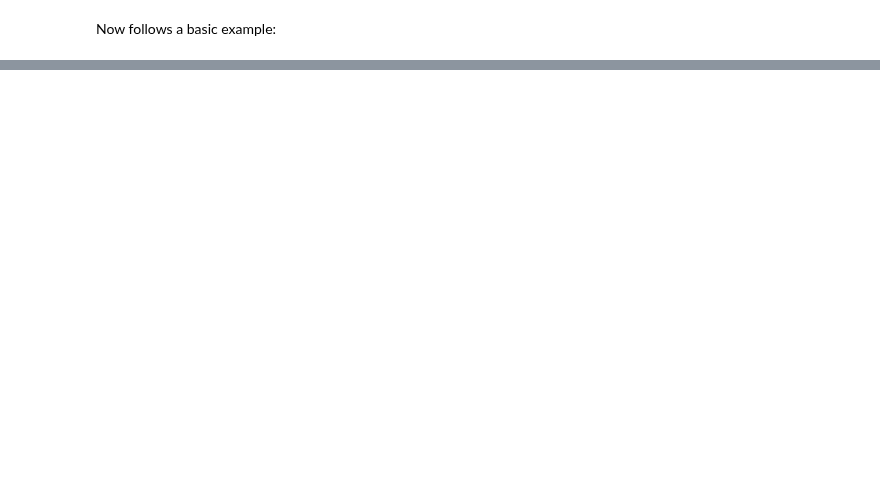
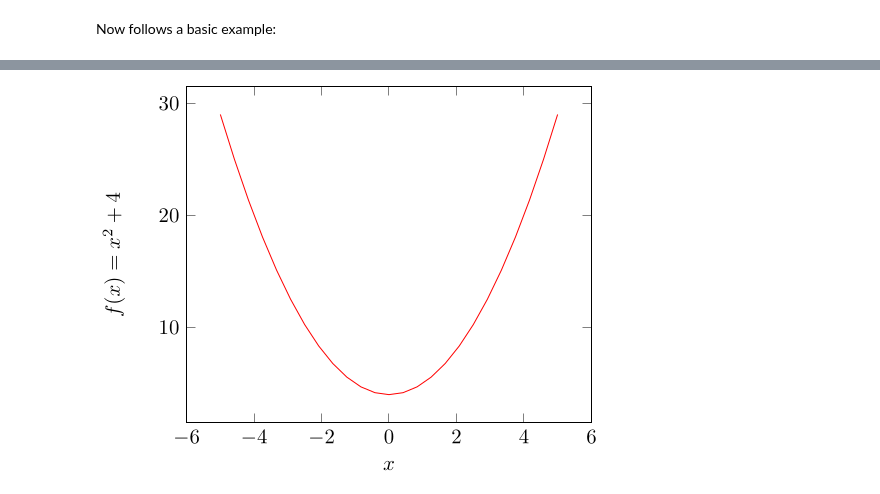
Before and after one commit to lucaslrodri/jupyter-tikz, a Jupyter notebook: GettingStarted.ipynb, the cells around one changed output, grey strips where cells are left out. Cells and saved outputs as stored; diff of their text form; code cells hidden in the pictures; blank space fills up the shorter version.

```diff
--- a/GettingStarted.ipynb
+++ b/GettingStarted.ipynb
@@ -931,0 +944,9 @@ tikz_picture.run_latex()
+# %%
+from jupyter_tikz import TexTemplate
+
+tikz_code = tex_template_code = r"""\begin{tikzpicture}
+    \draw[help lines] grid (5, 5);
+     \filldraw [color=orange, opacity=0.3] (2.5,2.5) circle (1.5);
+\end{tikzpicture}"""
+
+tikz = TexTemplate(tikz_code)
@@ -931,0 +955,10 @@ tikz_picture.run_latex()
+# %%
+%%tikz -i -t=pgfplots -nt -S=docs/assets/quadratic -r --dpi=150
+\begin{axis}[
+  xlabel=$x$,
+  ylabel={$f(x) = x^2 + 4$}
+]
+\addplot [red] {x^2 + 4};
+\end{axis}
+# %% [output]
+[figure, added]
```
Also changed, not shown: parts of 20 cells of this notebook, 14 other files.
